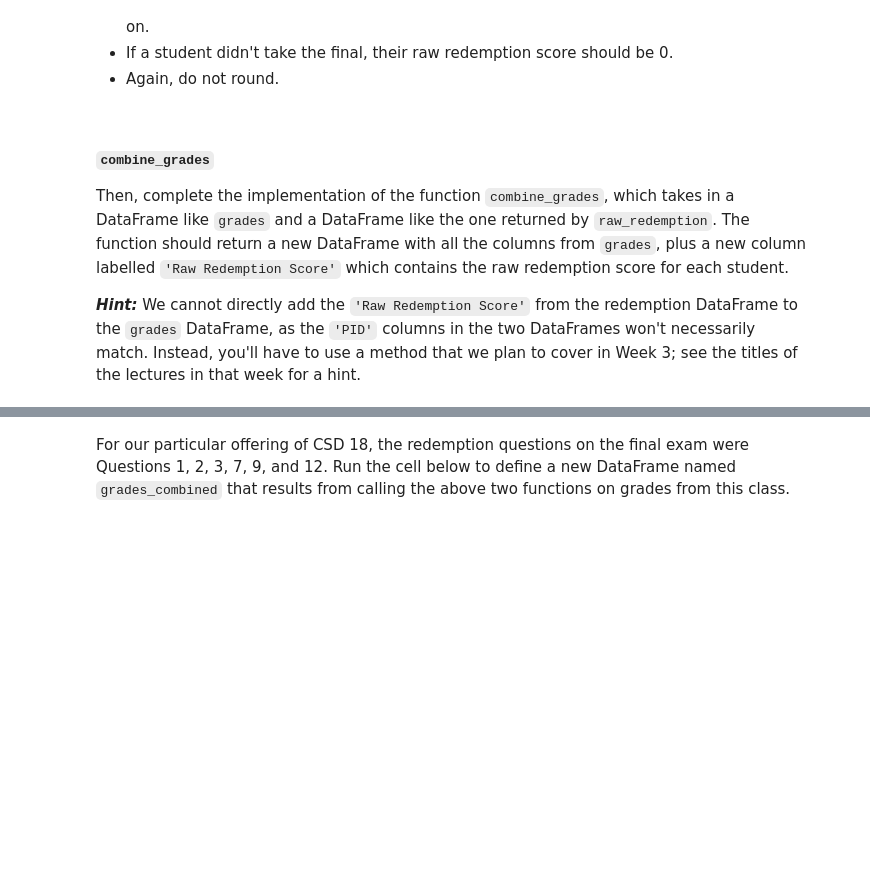
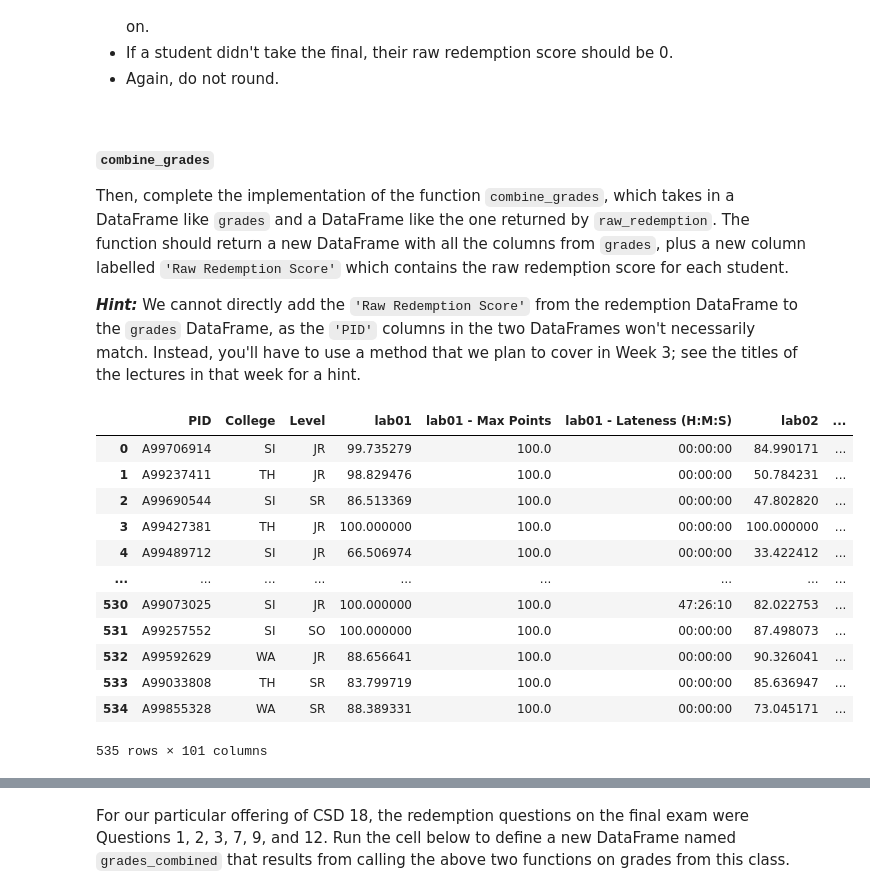
Before and after one commit to ncolebank12/dsc80-2023-sp, a Jupyter notebook: projects/01-gradebook/project.ipynb, the cells around one changed output, grey strips where cells are left out. Cells and saved outputs as stored; diff of their text form; code cells hidden in the pictures; blank space fills up the shorter version.

```diff
--- a/projects/01-gradebook/project.ipynb
+++ b/projects/01-gradebook/project.ipynb
@@ -597,4 +639,20 @@ Then, complete the implementation of the function `combine_grades`, which takes
 
 ***Hint:*** We cannot directly add the `'Raw Redemption Score'` from the redemption DataFrame to the `grades` DataFrame, as the `'PID'` columns in the two DataFrames won't necessarily match. Instead, you'll have to use a method that we plan to cover in Week 3; see the titles of the lectures in that week for a hint.
 # %%
-raw_redemption(final_breakdown, [1,2,3])
+out = raw_redemption(final_breakdown, [1,2,3])
+combined = combine_grades(grades, out)
+combined
+# %% [output]
+|  | PID | College | Level | lab01 | lab01 - Max Points | lab01 - Lateness (H:M:S) | lab02 | ... |
+| 0 | A99706914 | SI | JR | 99.735279 | 100.0 | 00:00:00 | 84.990171 | ... |
+| 1 | A99237411 | TH | JR | 98.829476 | 100.0 | 00:00:00 | 50.784231 | ... |
+| 2 | A99690544 | SI | SR | 86.513369 | 100.0 | 00:00:00 | 47.802820 | ... |
+| 3 | A99427381 | TH | JR | 100.000000 | 100.0 | 00:00:00 | 100.000000 | ... |
+| 4 | A99489712 | SI | JR | 66.506974 | 100.0 | 00:00:00 | 33.422412 | ... |
+| ... | ... | ... | ... | ... | ... | ... | ... | ... |
+| 530 | A99073025 | SI | JR | 100.000000 | 100.0 | 47:26:10 | 82.022753 | ... |
+| 531 | A99257552 | SI | SO | 100.000000 | 100.0 | 00:00:00 | 87.498073 | ... |
+| 532 | A99592629 | WA | JR | 88.656641 | 100.0 | 00:00:00 | 90.326041 | ... |
+| 533 | A99033808 | TH | SR | 83.799719 | 100.0 | 00:00:00 | 85.636947 | ... |
+| 534 | A99855328 | WA | SR | 88.389331 | 100.0 | 00:00:00 | 73.045171 | ... |
+535 rows × 101 columns
```
Also changed, not shown: parts of 13 cells of this notebook, 3 other files.
